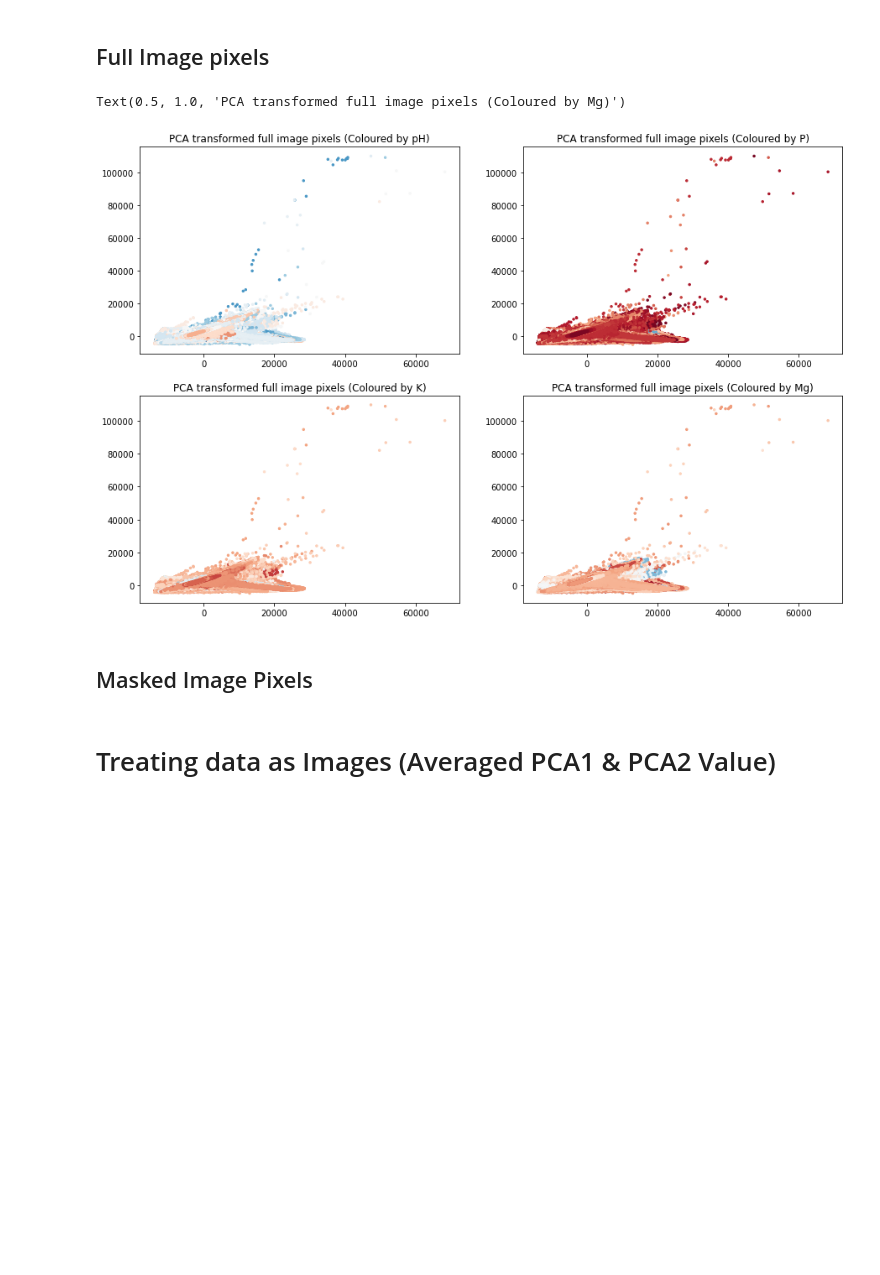
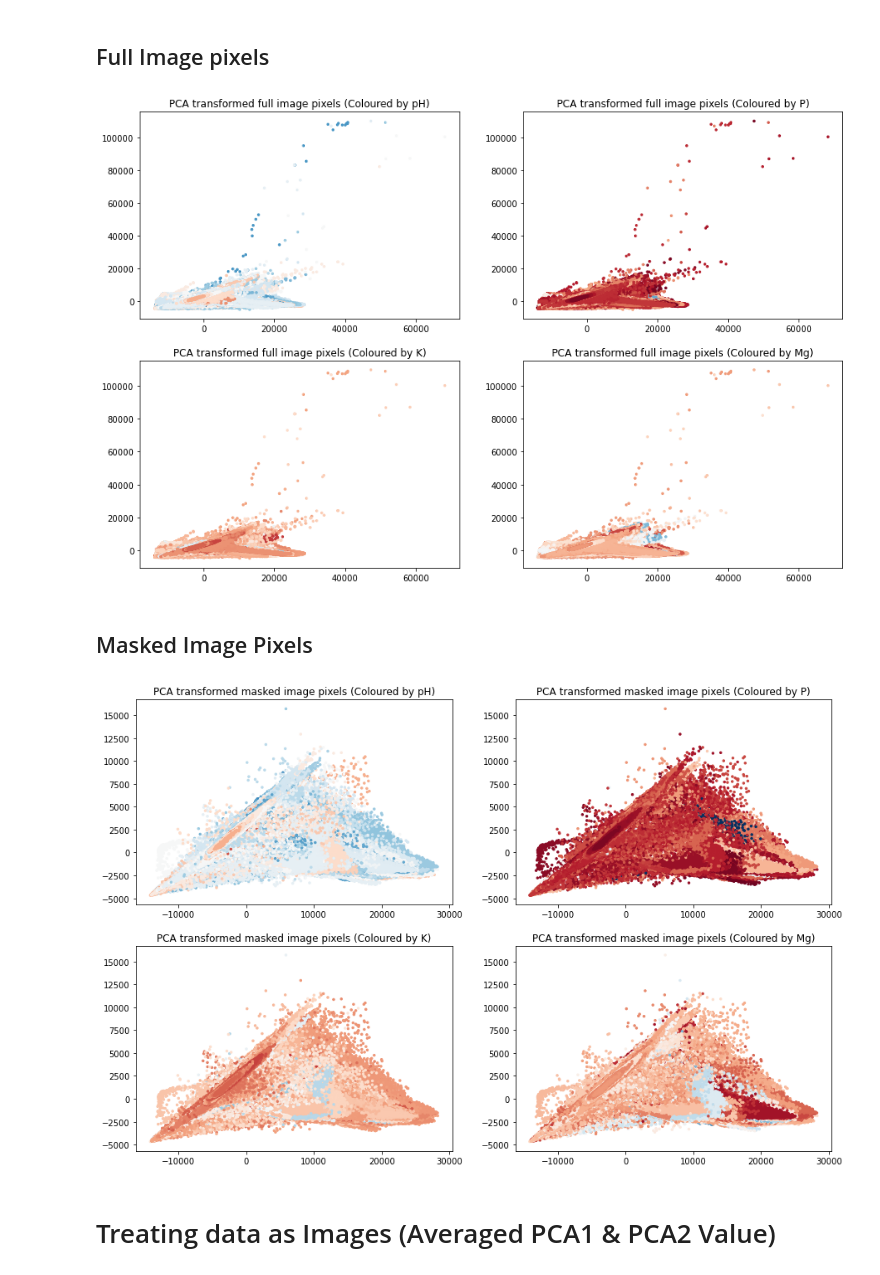
Before and after one commit to oakleighw/remote_sensing_hyperspectral_soil, a Jupyter notebook: PCA_Visuals.ipynb, the cells around one changed output. Drawn from its saved outputs; the diff is of its cells as text; code cells hidden in the pictures; blank space fills up the shorter version.

Commit message:
Added PCA visuals

```diff
--- a/PCA_Visuals.ipynb
+++ b/PCA_Visuals.ipynb
@@ -40,16 +40,20 @@ plt.scatter(rx_df[:,0],rx_df[:,1])
 # %% [markdown]
 ## Through indexing get according pixel dependant variables
 # %%
-#Get sizes of images
+#Get sizes of full images & masked images
+import numpy as np
 from tqdm.notebook import tqdm
 import os
 
-sizes = []
+sizes = [] #index list for full image array (list of sizes for each image)
+maskedIndexing = [] #index list for masked image array (list of unmasked-sizes for each image)
+
 for file in tqdm(os.listdir('D:/datasets/soilHyperspec/train_data/train_data/train_data')):
     if file == '.DS_Store':
         continue
     with np.load('D:/datasets/soilHyperspec/train_data/train_data/train_data/' + file) as npz:
         arr = np.ma.MaskedArray(**npz)
+        maskedIndexing.append(arr[0,:,:].count())
         sizes.append(arr.shape[1:3])
         del(arr)
 
@@ -90,28 +94,29 @@ def expandDataframe(pcaDF, GT_DATAFRAME, indexing):
 expandedDF = expandDataframe(rx_df, gt_df,sizeIndexing)
 # %%
 plt.figure(figsize=(15, 10))
-plt.subplot(2, 2, 1)
-plt.scatter(expandedDF['PCA1'], expandedDF['PCA2'], s = 6, c=expandedDF['pH'], cmap='RdBu')
-plt.title("PCA transformed full image pixels (Coloured by pH)")
 
-plt.subplot(2, 2, 2)
-plt.scatter(expandedDF['PCA1'], expandedDF['PCA2'], s = 6, c=expandedDF['P'], cmap='RdBu')
-plt.title("PCA transformed full image pixels (Coloured by P)")
+depVars = ['pH', 'P' , 'K', 'Mg']
 
-plt.subplot(2, 2, 3)
-plt.scatter(expandedDF['PCA1'], expandedDF['PCA2'], s = 6, c=expandedDF['K'], cmap='RdBu')
-plt.title("PCA transformed full image pixels (Coloured by K)")
+for i in range(0, len(depVars)):
+    plt.subplot(2, 2, i+1)
+    plt.scatter(expandedDF['PCA1'], expandedDF['PCA2'], s = 6, c=expandedDF[depVars[i]], cmap='RdBu')
+    plt.title(f"PCA transformed full image pixels (Coloured by {depVars[i]})")
 
-plt.subplot(2, 2, 4)
-plt.scatter(expandedDF['PCA1'], expandedDF['PCA2'], s = 6, c=expandedDF['Mg'], cmap='RdBu')
-plt.title("PCA transformed full image pixels (Coloured by Mg)")
 
-#need to create colormap legend
-#can refactor this code as a loop i=4
+#create colormap legend
 # %% [output]
-Text(0.5, 1.0, 'PCA transformed full image pixels (Coloured by Mg)')
 [figure]
 # %% [markdown]
 ## Masked Image Pixels
+# %%
+maskedExpandedDF = expandDataframe(mRx_df, gt_df,maskedIndexing)
+# %%
+plt.figure(figsize=(15, 10))
+for i in range(0, len(depVars)):
+    plt.subplot(2, 2, i+1)
+    plt.scatter(maskedExpandedDF['PCA1'], maskedExpandedDF['PCA2'], s = 6, c=maskedExpandedDF[depVars[i]], cmap='RdBu')
+    plt.title(f"PCA transformed masked image pixels (Coloured by {depVars[i]})")
+# %% [output]
+[figure, added]
 # %% [markdown]
 # Treating data as Images (Averaged PCA1 & PCA2 Value)
```
Also changed, not shown: parts of 5 cells of this notebook, 1 other file.
